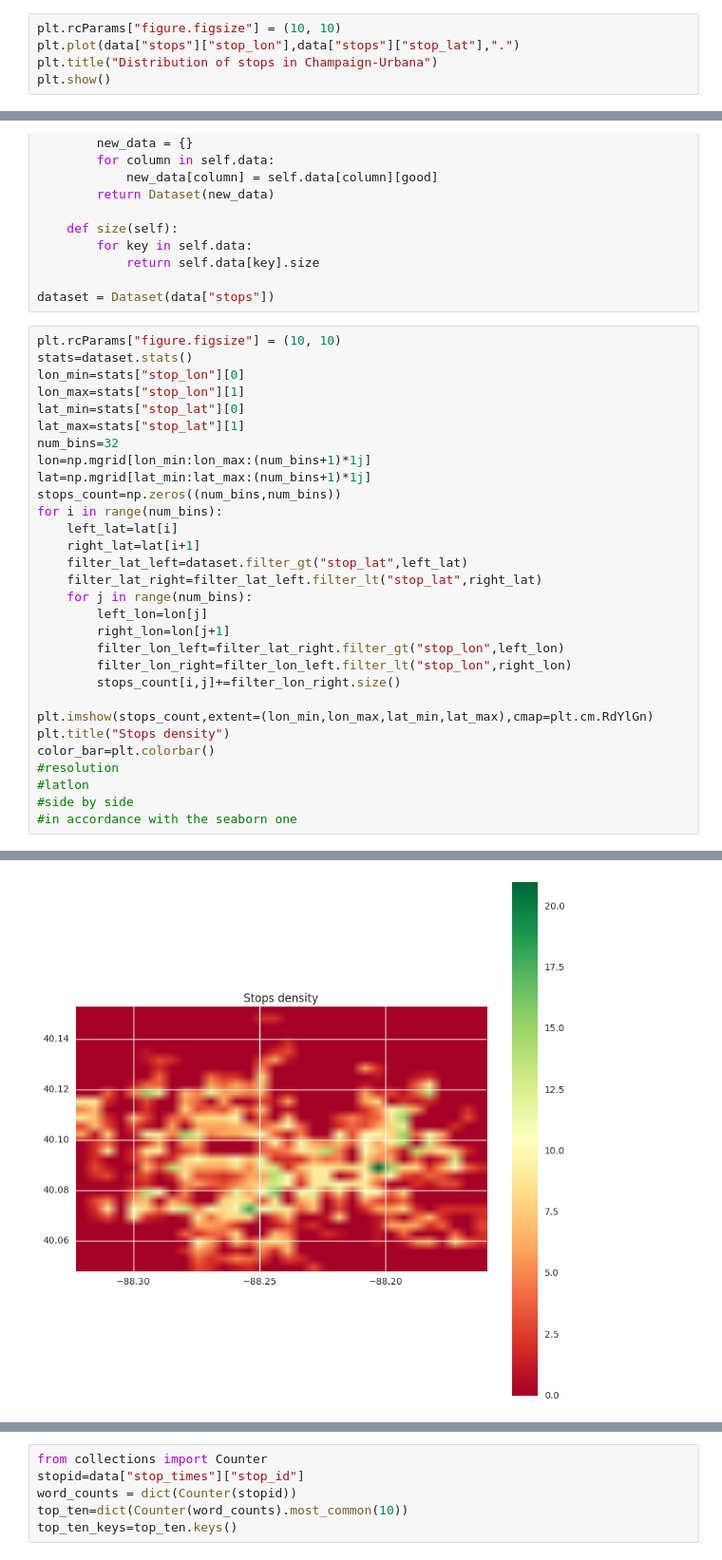
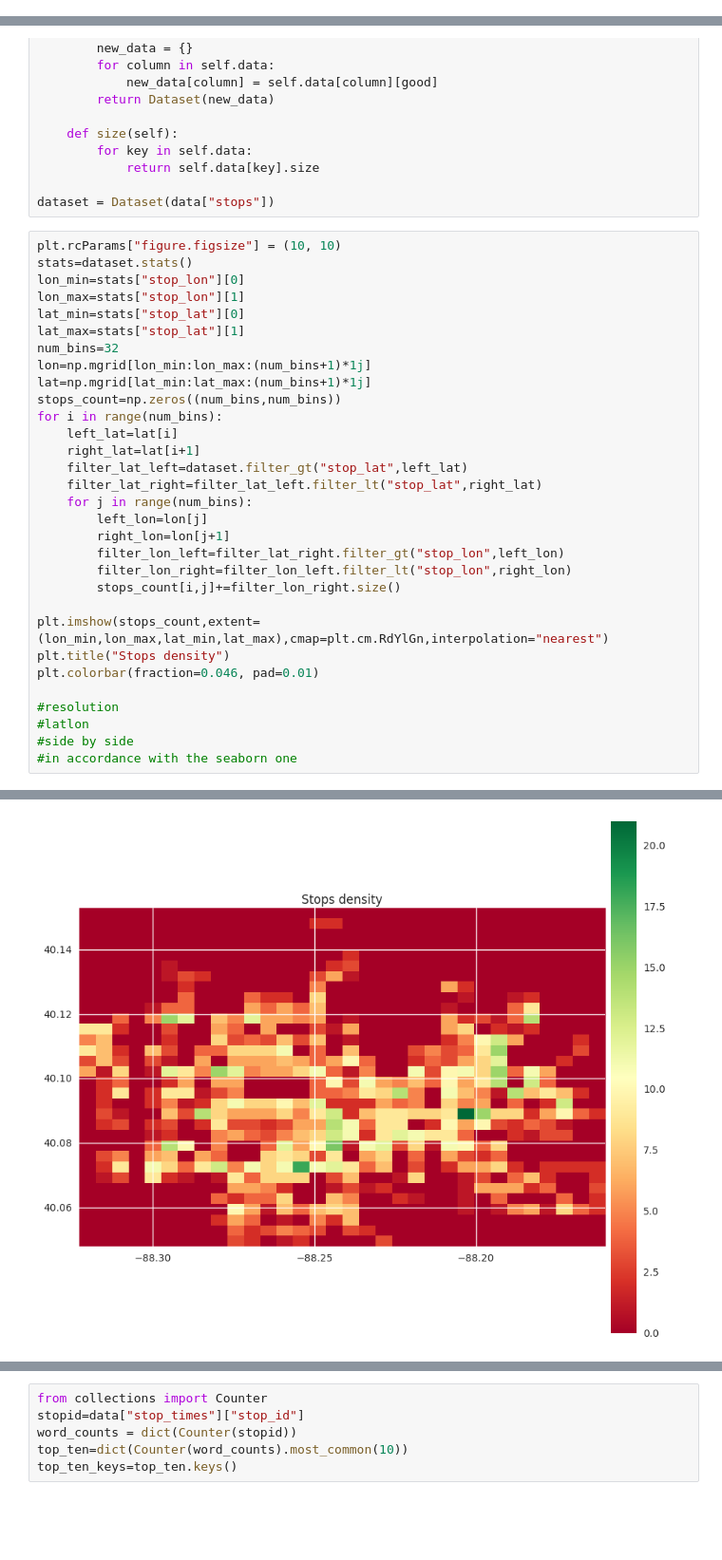
Before and after one commit to UIUC-iSchool-DataViz/project-spring2017, a Jupyter notebook: part1/P1Q2 Stops (20170409).ipynb, the cells around one changed output, grey strips where cells are left out. Shown: that part at 95% size. Saved outputs shown, nothing was run; the diff lists cells and outputs as text; blank space fills up the shorter version.

Commit message:
update stops

```diff
--- a/part1/P1Q2 Stops (20170409).ipynb
+++ b/part1/P1Q2 Stops (20170409).ipynb
@@ -84,8 +86,3 @@ def get_stop_latlon(stop):
 get_stop_latlon("LSE:8")
 # %% [output]
 (-88.20802999999998, 40.111647999999995)
-# %%
-plt.rcParams["figure.figsize"] = (10, 10)
-plt.plot(data["stops"]["stop_lon"],data["stops"]["stop_lat"],".")
-plt.title("Distribution of stops in Champaign-Urbana")
-plt.show()
@@ -180,9 +182,10 @@ for i in range(num_bins):
         filter_lon_right=filter_lon_left.filter_lt("stop_lon",right_lon)
         stops_count[i,j]+=filter_lon_right.size()
 
-plt.imshow(stops_count,extent=(lon_min,lon_max,lat_min,lat_max),cmap=plt.cm.RdYlGn)
+plt.imshow(stops_count,extent=(lon_min,lon_max,lat_min,lat_max),cmap=plt.cm.RdYlGn,interpolation="nearest")
 plt.title("Stops density")
-color_bar=plt.colorbar()
+plt.colorbar(fraction=0.046, pad=0.01)
+
 #resolution
 #latlon
 #side by side
@@ -191 +195 @@ color_bar=plt.colorbar()
-[figure, old version]
+[figure, new version]
```
Also changed, not shown: parts of 21 cells of this notebook, 1 other file.
